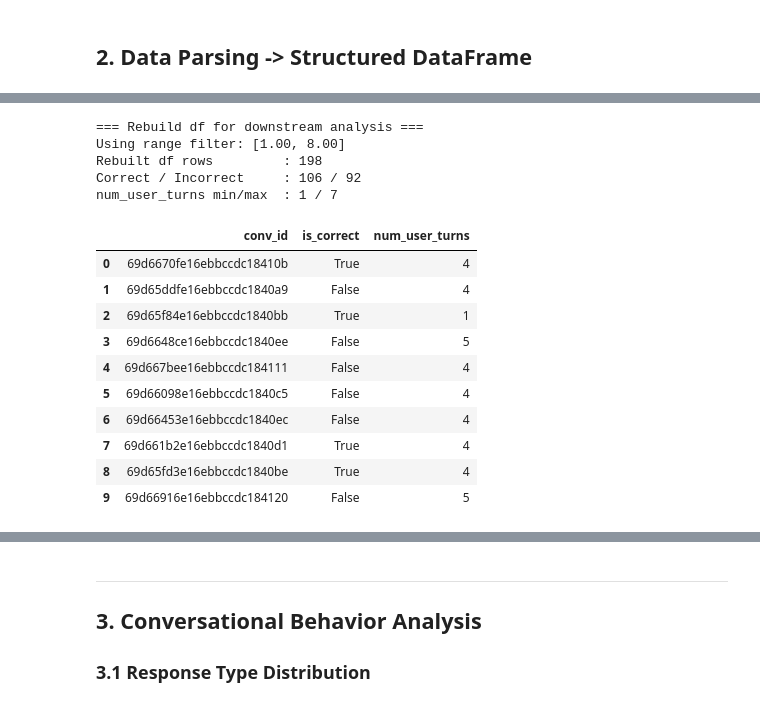
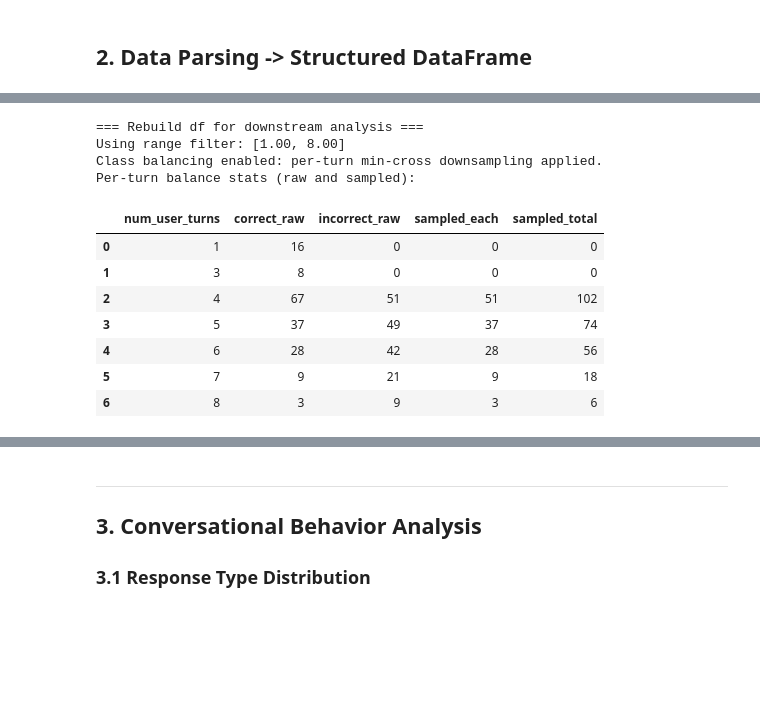
Before and after one commit to jliang0099/lost_in_conversation, a Jupyter notebook: conversation_analysis_v2.ipynb, the cells around one changed output, grey strips where cells are left out. Saved outputs shown, nothing was run; the diff lists cells and outputs as text; code cells hidden in the pictures; blank space fills up the shorter version.

```diff
--- a/conversation_analysis_v2.ipynb
+++ b/conversation_analysis_v2.ipynb
@@ -40,9 +40,14 @@ Three loading modes are supported:
 # ============================================================
 
 LOAD_MODE = 'files'   # 'folder' | 'files' | 'inline'
+BALANCE_CLASSES = True  # True: downsample to keep correct/incorrect balanced
 
 DATA_FOLDER = './logs'          # Used when LOAD_MODE='folder'
-DATA_FILES  = ['logs/code/sharded-at0-ut0/sharded-at0-ut0_code_Qwen_Qwen2.5-14B-Instruct.jsonl']
+DATA_FILES  = ['logs/math/sharded-at0-ut0/(specific system prompt+no suffix)sharded-at0-ut0_math_meta-llama_Llama-3.1-8B-Instruct.jsonl',
+               'logs/math/sharded-at0-ut0/(add_v2)sharded-at0-ut0_math_meta-llama_Llama-3.1-8B-Instruct.jsonl']
+# DATA_FILES  = ['logs/math/sharded-at0-ut0/sharded-at0-ut0_math_Qwen_Qwen2.5-14B-Instruct.jsonl',
+#                'logs/math/sharded-at0-ut0/(add_v2)sharded-at0-ut0_math_Qwen_Qwen2.5-14B-Instruct.jsonl']
+# DATA_FILES  = ['logs/code/sharded-at0-ut0/sharded-at0-ut0_code_Qwen_Qwen2.5-14B-Instruct.jsonl']
 # DATA_FILES  = ['logs/math/sharded-at0-ut0/(specific system prompt+no suffix)sharded-at0-ut0_math_meta-llama_Llama-3.1-8B-Instruct.jsonl']   # Used when LOAD_MODE='files'
 
 # When LOAD_MODE='inline', paste your JSON list into RAW_DATA
@@ -371,51 +376,80 @@ Incorrect : 32/34 kept, mu=6.2812, sigma=1.2243
 # Rebuild df for downstream analysis
 print('=== Rebuild df for downstream analysis ===')
 
 # Start from full parsed data if available (avoid carrying previous temporary filters)
 if 'parsed' in globals():
     df_base = pd.DataFrame(parsed).copy()
 else:
     df_base = df.copy()
 
 # If range variables exist, keep consistency with the filtered distribution fitting
 use_range_filter = ('fit_lo' in globals()) and ('fit_hi' in globals())
 
 if use_range_filter:
     lo, hi = float(fit_lo), float(fit_hi)
     mask = df_base['is_correct'].isin([True, False]) & df_base['num_user_turns'].between(lo, hi, inclusive='both')
     print(f'Using range filter: [{lo:.2f}, {hi:.2f}]')
 else:
     mask = df_base['is_correct'].isin([True, False])
     print('No range filter found, using all valid correct/incorrect rows.')
 
-df_correct = df_base[mask & df_base['is_correct'].eq(True)].copy()
-df_incorrect = df_base[mask & df_base['is_correct'].eq(False)].copy()
+df_filtered = df_base[mask].copy()
 
-df = (
-    pd.concat([df_correct, df_incorrect], ignore_index=True)
-    .sample(frac=1.0, random_state=42)
-    .reset_index(drop=True)
-)
+balance_classes = bool(globals().get('BALANCE_CLASSES', False))
+if balance_classes:
+    sampled_parts = []
+    turn_stats = []
+
+    for turn, grp in df_filtered.groupby('num_user_turns', sort=True):
+        grp_c = grp[grp['is_correct'].eq(True)]
+        grp_i = grp[grp['is_correct'].eq(False)]
+        n_cross = min(len(grp_c), len(grp_i))
+
+        if n_cross > 0:
+            sampled_parts.append(grp_c.sample(n=n_cross, random_state=42))
+            sampled_parts.append(grp_i.sample(n=n_cross, random_state=42))
+
+        turn_stats.append({
+            'num_user_turns': int(turn),
+            'correct_raw': int(len(grp_c)),
+            'incorrect_raw': int(len(grp_i)),
+            'sampled_each': int(n_cross),
+            'sampled_total': int(2 * n_cross),
+        })
+
+    if sampled_parts:
+        df = (
+            pd.concat(sampled_parts, ignore_index=True)
+            .sample(frac=1.0, random_state=42)
+            .reset_index(drop=True)
+        )
+        print('Class balancing enabled: per-turn min-cross downsampling applied.')
+    else:
+        df = df_filtered.copy().reset_index(drop=True)
+        print('Class balancing enabled, but no turn has both classes; fallback to unbalanced data.')
+
+    turn_balance_df = pd.DataFrame(turn_stats).sort_values('num_user_turns').reset_index(drop=True)
+    print('Per-turn balance stats (raw and sampled):')
+    display(turn_balance_df)
+else:
+    df = df_filtered.copy().reset_index(drop=True)
+    print('Class balancing disabled; using original class sizes.')
 
 print(f'Rebuilt df rows         : {len(df)}')
 print(f'Correct / Incorrect     : {df["is_correct"].eq(True).sum()} / {df["is_correct"].eq(False).sum()}')
 print(f'num_user_turns min/max  : {df["num_user_turns"].min()} / {df["num_user_turns"].max()}')
 
 df[['conv_id', 'is_correct', 'num_user_turns']].head(10)
 # %% [output]
 === Rebuild df for downstream analysis ===
 Using range filter: [1.00, 8.00]
-Rebuilt df rows         : 198
-Correct / Incorrect     : 106 / 92
-num_user_turns min/max  : 1 / 7
+Class balancing enabled: per-turn min-cross downsampling applied.
+Per-turn balance stats (raw and sampled):
-|  | conv_id | is_correct | num_user_turns |
-| 0 | 69d6670fe16ebbccdc18410b | True | 4 |
-| 1 | 69d65ddfe16ebbccdc1840a9 | False | 4 |
-| 2 | 69d65f84e16ebbccdc1840bb | True | 1 |
-| 3 | 69d6648ce16ebbccdc1840ee | False | 5 |
-| 4 | 69d667bee16ebbccdc184111 | False | 4 |
-| 5 | 69d66098e16ebbccdc1840c5 | False | 4 |
-| 6 | 69d66453e16ebbccdc1840ec | False | 4 |
-| 7 | 69d661b2e16ebbccdc1840d1 | True | 4 |
-| 8 | 69d65fd3e16ebbccdc1840be | True | 4 |
-| 9 | 69d66916e16ebbccdc184120 | False | 5 |
+|  | num_user_turns | correct_raw | incorrect_raw | sampled_each | sampled_total |
+| 0 | 1 | 16 | 0 | 0 | 0 |
+| 1 | 3 | 8 | 0 | 0 | 0 |
+| 2 | 4 | 67 | 51 | 51 | 102 |
+| 3 | 5 | 37 | 49 | 37 | 74 |
+| 4 | 6 | 28 | 42 | 28 | 56 |
+| 5 | 7 | 9 | 21 | 9 | 18 |
+| 6 | 8 | 3 | 9 | 3 | 6 |
```
Also changed, not shown: parts of 10 cells of this notebook, 3 other files.
